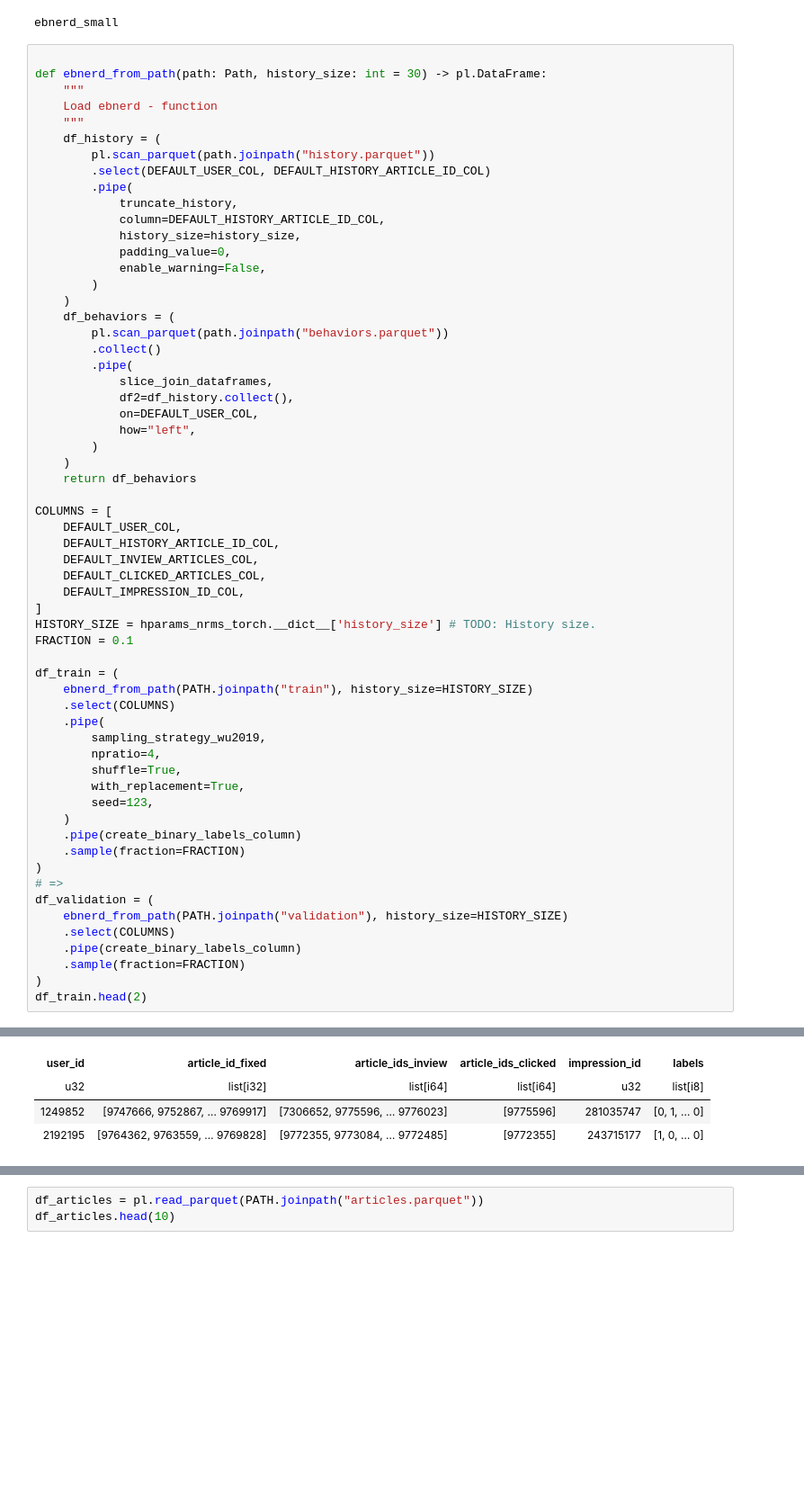
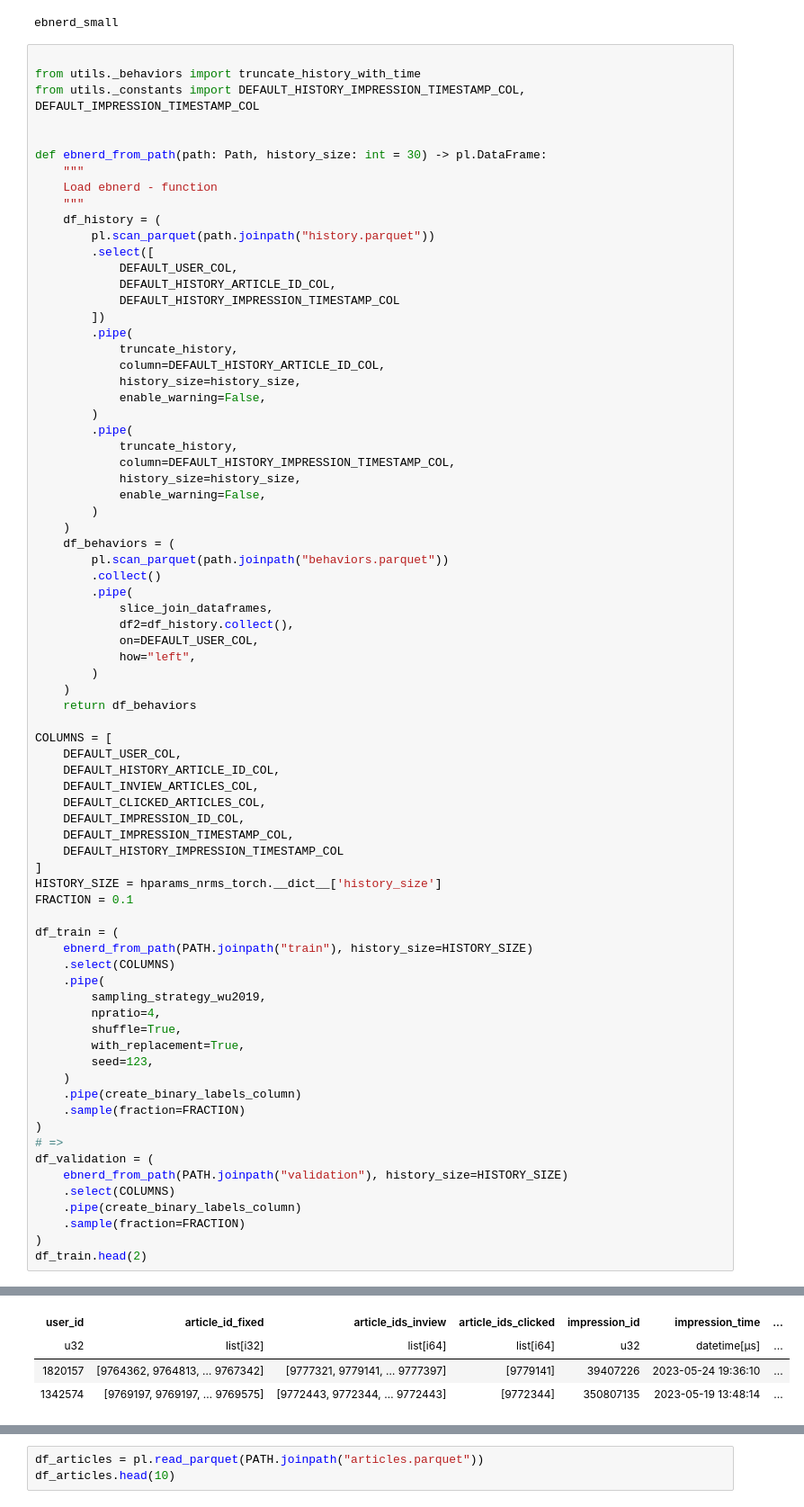
Before and after one commit to Gustavclausen1804/Deeplearning-RecSys-Challenge-2024, a Jupyter notebook: nrms_torch.ipynb, the cells around one changed output, grey strips where cells are left out. Shown at 90% size. Saved outputs shown, nothing was run; the diff lists cells and outputs as text; blank space fills up the shorter version.

Commit message:
fix: time embeddings (wip)

```diff
--- a/nrms_torch.ipynb
+++ b/nrms_torch.ipynb
@@ -85,6 +85,10 @@ print(PATH)
 # %% [output]
 ebnerd_small
 # %%
+
+from utils._behaviors import truncate_history_with_time
+from utils._constants import DEFAULT_HISTORY_IMPRESSION_TIMESTAMP_COL, DEFAULT_IMPRESSION_TIMESTAMP_COL
+
 
 def ebnerd_from_path(path: Path, history_size: int = 30) -> pl.DataFrame:
     """
@@ -92,12 +96,21 @@ def ebnerd_from_path(path: Path, history_size: int = 30) -> pl.DataFrame:
     """
     df_history = (
         pl.scan_parquet(path.joinpath("history.parquet"))
-        .select(DEFAULT_USER_COL, DEFAULT_HISTORY_ARTICLE_ID_COL)
+        .select([
+            DEFAULT_USER_COL,
+            DEFAULT_HISTORY_ARTICLE_ID_COL,
+            DEFAULT_HISTORY_IMPRESSION_TIMESTAMP_COL
+        ])
         .pipe(
             truncate_history,
             column=DEFAULT_HISTORY_ARTICLE_ID_COL,
             history_size=history_size,
-            padding_value=0,
+            enable_warning=False,
+        )
+        .pipe(
+            truncate_history,
+            column=DEFAULT_HISTORY_IMPRESSION_TIMESTAMP_COL,
+            history_size=history_size,
             enable_warning=False,
         )
     )
@@ -119,8 +132,10 @@ COLUMNS = [
     DEFAULT_INVIEW_ARTICLES_COL,
     DEFAULT_CLICKED_ARTICLES_COL,
     DEFAULT_IMPRESSION_ID_COL,
+    DEFAULT_IMPRESSION_TIMESTAMP_COL,
+    DEFAULT_HISTORY_IMPRESSION_TIMESTAMP_COL
 ]
-HISTORY_SIZE = hparams_nrms_torch.__dict__['history_size'] # TODO: History size.
+HISTORY_SIZE = hparams_nrms_torch.__dict__['history_size']
 FRACTION = 0.1
 
 df_train = (
@@ -149,4 +164,4 @@ shape: (2, 6)
-| user_id | article_id_fixed | article_ids_inview | article_ids_clicked | impression_id | labels |
-| u32 | list[i32] | list[i64] | list[i64] | u32 | list[i8] |
-| 1249852 | [9747666, 9752867, … 9769917] | [7306652, 9775596, … 9776023] | [9775596] | 281035747 | [0, 1, … 0] |
-| 2192195 | [9764362, 9763559, … 9769828] | [9772355, 9773084, … 9772485] | [9772355] | 243715177 | [1, 0, … 0] |
+| user_id | article_id_fixed | article_ids_inview | article_ids_clicked | impression_id | impression_time | ... |
+| u32 | list[i32] | list[i64] | list[i64] | u32 | datetime[μs] | ... |
+| 1820157 | [9764362, 9764813, … 9767342] | [9777321, 9779141, … 9777397] | [9779141] | 39407226 | 2023-05-24 19:36:10 | ... |
+| 1342574 | [9769197, 9769197, … 9769575] | [9772443, 9772344, … 9772443] | [9772344] | 350807135 | 2023-05-19 13:48:14 | ... |
```
Also changed, not shown: parts of 13 cells of this notebook, 4 other files.
